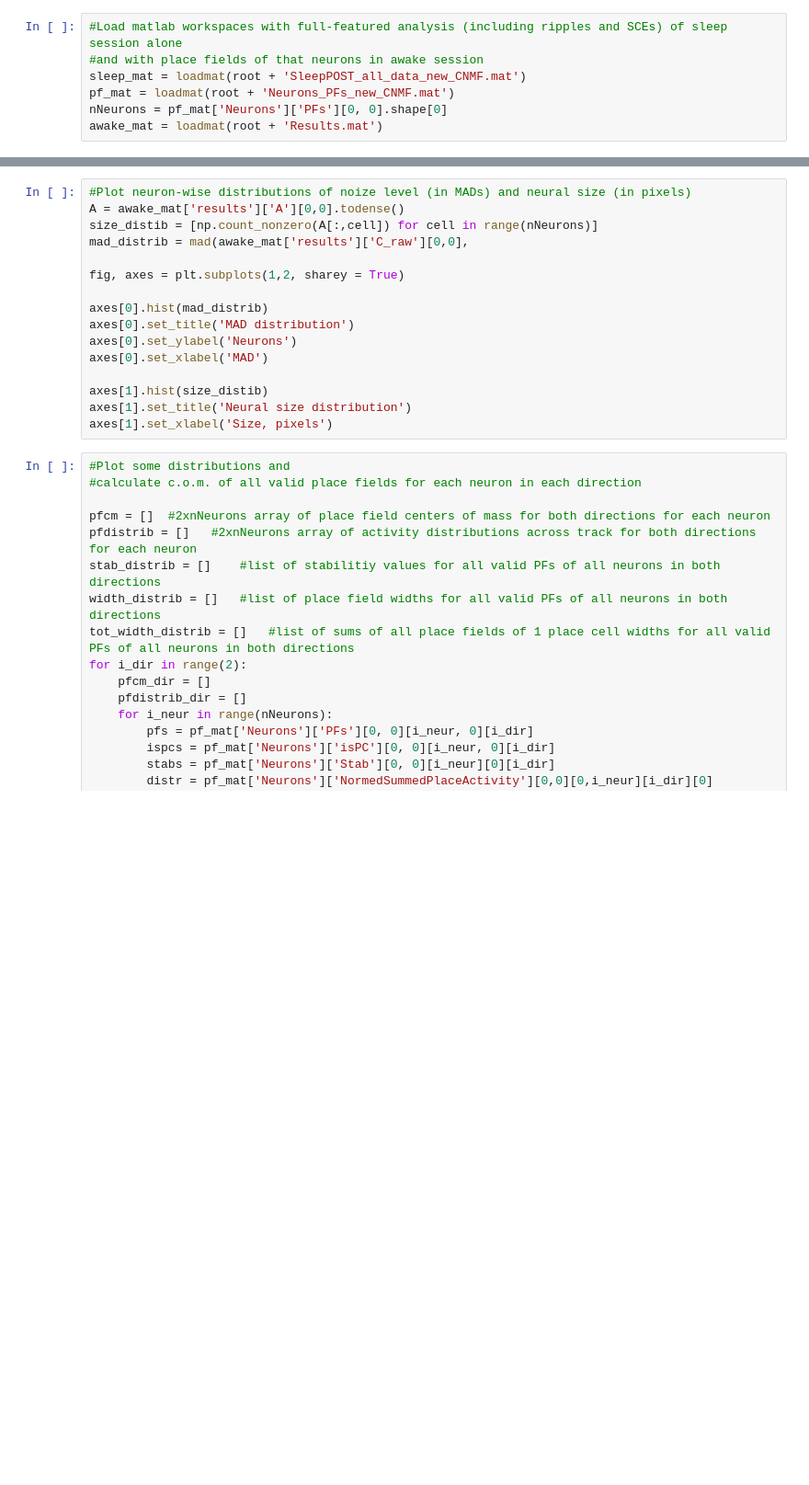
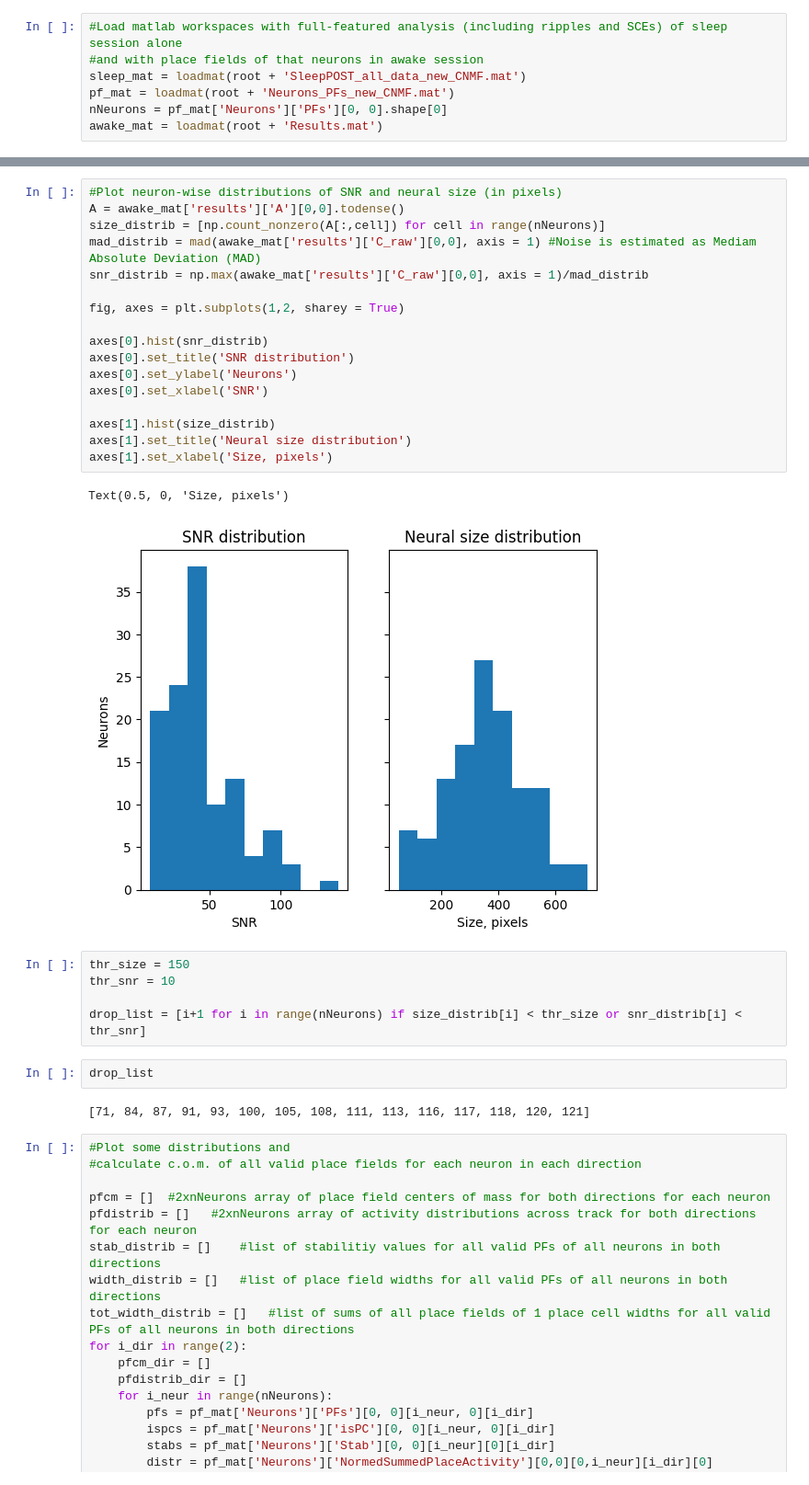
Before and after one commit to vsotskov89/SeqAn, a Jupyter notebook: Sequence_Analysis.ipynb, the cells around one changed output, grey strips where cells are left out. Shown at 92% size. Cells and saved outputs as stored; diff of their text form; blank space fills up the shorter version.

Commit message:
Neuron-wise criteria applied

```diff
--- a/Sequence_Analysis.ipynb
+++ b/Sequence_Analysis.ipynb
@@ -29,19 +26,32 @@ awake_mat = loadmat(root + 'Results.mat')
 # %%
-#Plot neuron-wise distributions of noize level (in MADs) and neural size (in pixels)
+#Plot neuron-wise distributions of SNR and neural size (in pixels)
 A = awake_mat['results']['A'][0,0].todense()
-size_distib = [np.count_nonzero(A[:,cell]) for cell in range(nNeurons)]
-mad_distrib = mad(awake_mat['results']['C_raw'][0,0],
+size_distrib = [np.count_nonzero(A[:,cell]) for cell in range(nNeurons)]
+mad_distrib = mad(awake_mat['results']['C_raw'][0,0], axis = 1) #Noise is estimated as Mediam Absolute Deviation (MAD)
+snr_distrib = np.max(awake_mat['results']['C_raw'][0,0], axis = 1)/mad_distrib
 
 fig, axes = plt.subplots(1,2, sharey = True)
 
-axes[0].hist(mad_distrib)
-axes[0].set_title('MAD distribution')
+axes[0].hist(snr_distrib)
+axes[0].set_title('SNR distribution')
 axes[0].set_ylabel('Neurons')
-axes[0].set_xlabel('MAD')
+axes[0].set_xlabel('SNR')
 
-axes[1].hist(size_distib)
+axes[1].hist(size_distrib)
 axes[1].set_title('Neural size distribution')
 axes[1].set_xlabel('Size, pixels')
+# %% [output]
+Text(0.5, 0, 'Size, pixels')
+[figure, added]
+# %%
+thr_size = 150
+thr_snr = 10
+
+drop_list = [i+1 for i in range(nNeurons) if size_distrib[i] < thr_size or snr_distrib[i] < thr_snr]
+# %%
+drop_list
+# %% [output]
+[71, 84, 87, 91, 93, 100, 105, 108, 111, 113, 116, 117, 118, 120, 121]
 # %%
 #Plot some distributions and
 #calculate c.o.m. of all valid place fields for each neuron in each direction
```
Also changed, not shown: parts of 1 cell of this notebook.
